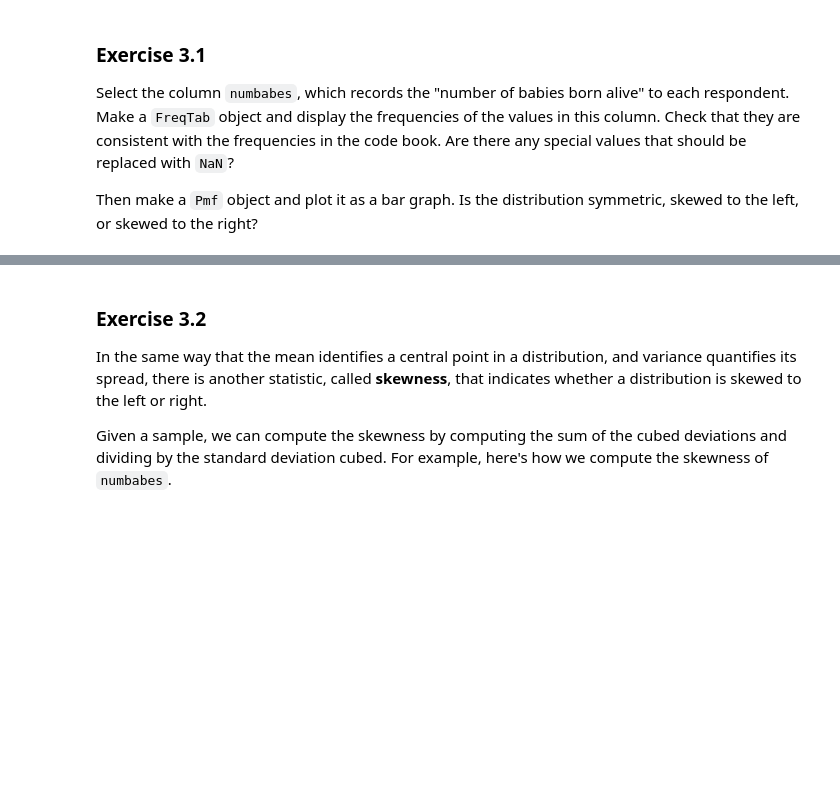
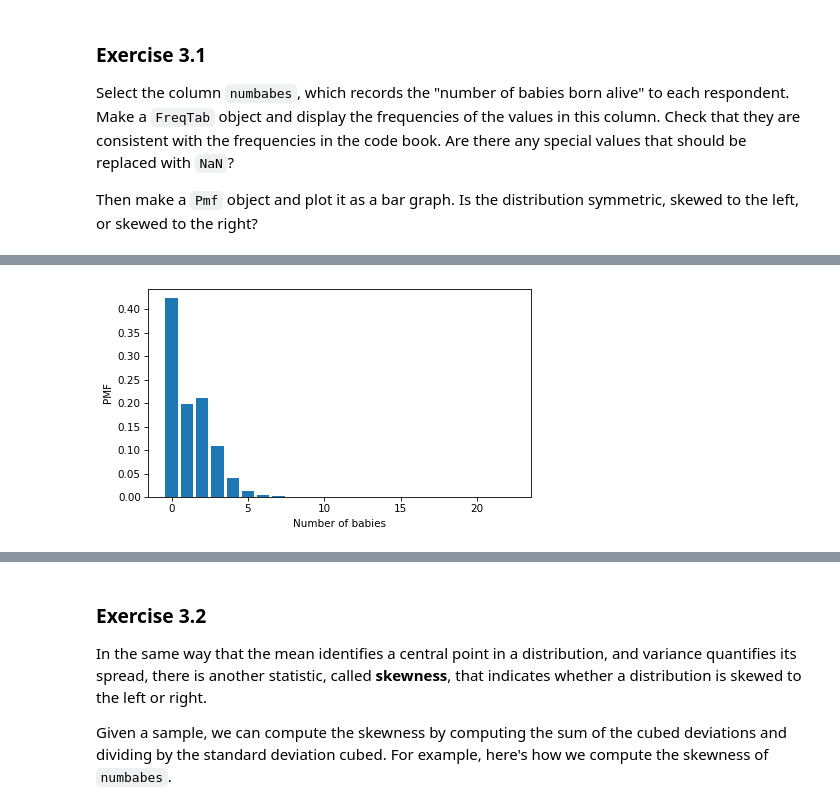
Before and after one commit to apriltaoyvr/think-stats, a Jupyter notebook: nb/chap03.ipynb, the cells around one changed output, grey strips where cells are left out. Drawn from its saved outputs; the diff is of its cells as text; code cells hidden in the pictures; blank space fills up the shorter version.

```diff
--- a/nb/chap03.ipynb
+++ b/nb/chap03.ipynb
@@ -518,0 +542,5 @@ decorate(xlabel="Number of babies", ylabel="PMF")
+# %%
+pmf.bar()
+decorate(xlabel="Number of babies", ylabel="PMF")
+# %% [output]
+[figure, added]
```
Also changed, not shown: parts of 10 cells of this notebook.
